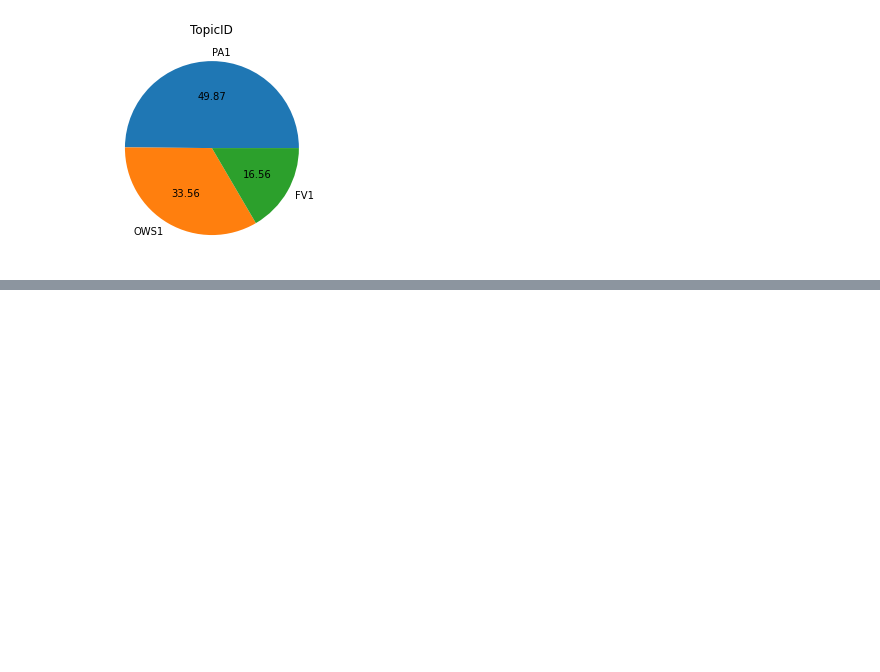
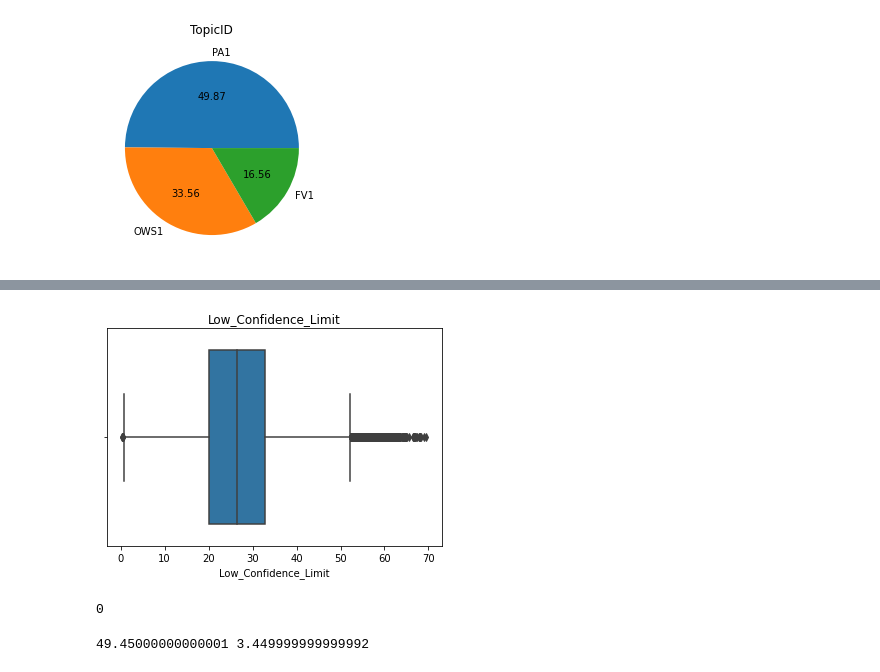
Before and after one commit to deepakjeff2/data-cleaning, a Jupyter notebook: Nutrition.ipynb, the cells around one changed output, grey strips where cells are left out. Drawn from its saved outputs; the diff is of its cells as text; code cells hidden in the pictures; blank space fills up the shorter version.

```diff
--- a/Nutrition.ipynb
+++ b/Nutrition.ipynb
@@ -411,0 +474,19 @@ print(df.shape)
+# %%
+sns.boxplot(df.Low_Confidence_Limit)
+plt.title('Low_Confidence_Limit')
+plt.show()
+# %% [output]
+[figure, added]
+# %%
+#it has outliers so we will impute with median
+df.Low_Confidence_Limit.fillna(df.Low_Confidence_Limit.median(),inplace=True)
+df.Low_Confidence_Limit.isnull().sum()
+# %% [output]
+0
+# %%
+Low_Confidence_Limit_IQR = df.Low_Confidence_Limit.quantile(0.75) - df.Low_Confidence_Limit.quantile(0.25)
+Low_Confidence_Limit_high = df.Low_Confidence_Limit.quantile(0.75) + (1.5*Low_Confidence_Limit_IQR)
+Low_Confidence_Limit_low = df.Low_Confidence_Limit.quantile(0.25) - (1.5*Low_Confidence_Limit_IQR)
+print(Low_Confidence_Limit_high,Low_Confidence_Limit_low)
+# %% [output]
+49.45000000000001 3.449999999999992
```
Also changed, not shown: parts of 43 cells of this notebook.
